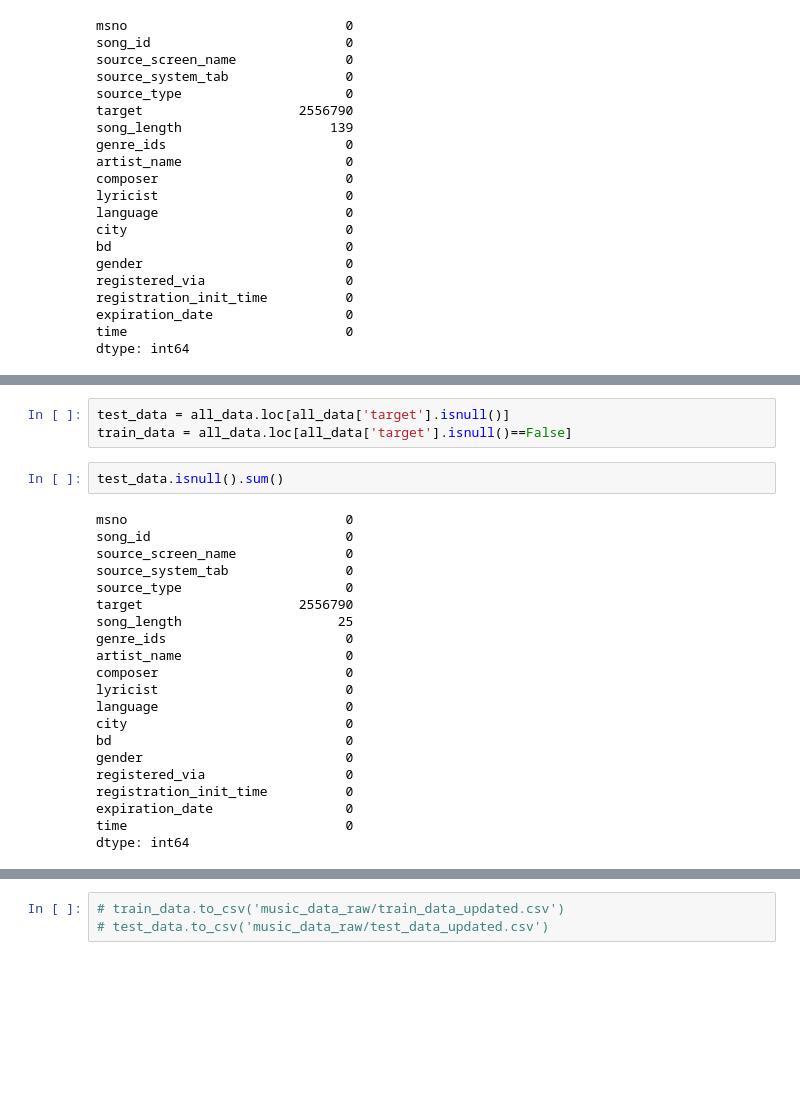
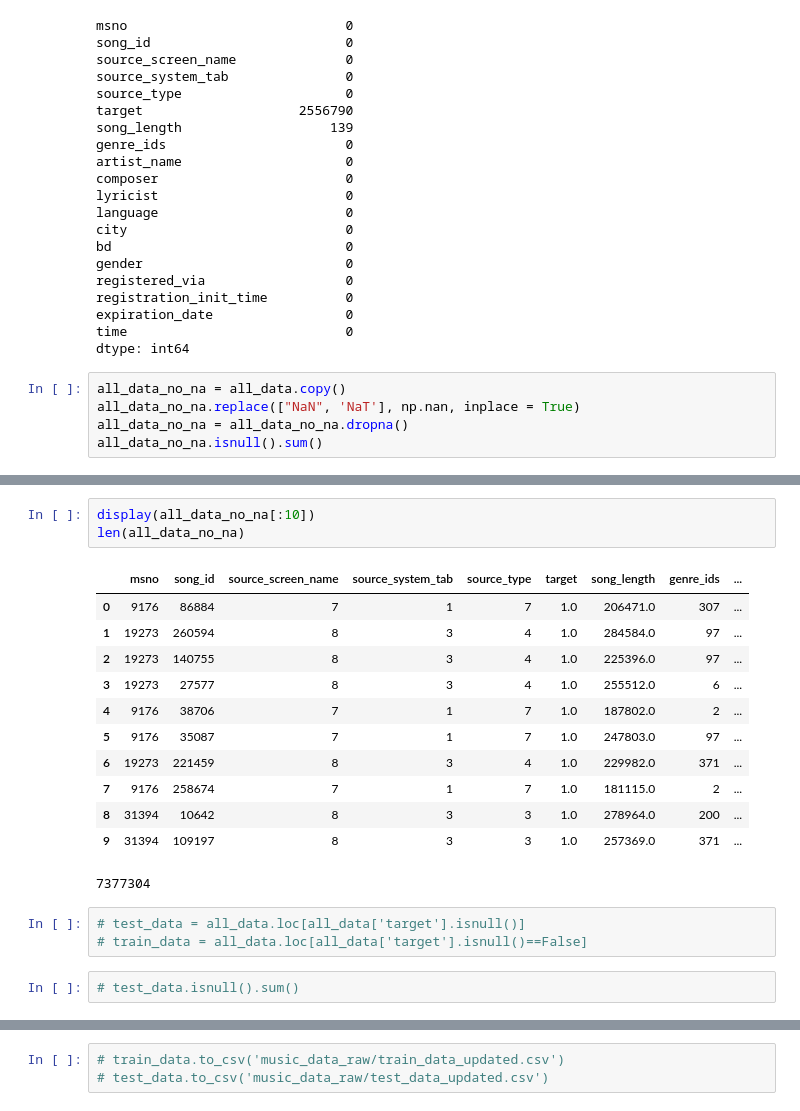
Before and after one commit to yunrulovescoding/CS229, a Jupyter notebook: Preprocessing.ipynb, the cells around one changed output, grey strips where cells are left out. Drawn from its saved outputs; the diff is of its cells as text; blank space fills up the shorter version.

```diff
--- a/Preprocessing.ipynb
+++ b/Preprocessing.ipynb
@@ -97,3 +98,8 @@ registration_init_time          0
 expiration_date                 0
 time                            0
 dtype: int64
+# %%
+all_data_no_na = all_data.copy()
+all_data_no_na.replace(["NaN", 'NaT'], np.nan, inplace = True)
+all_data_no_na = all_data_no_na.dropna()
+all_data_no_na.isnull().sum()
@@ -100,27 +127,22 @@ dtype: int64
+# %%
+display(all_data_no_na[:10])
+len(all_data_no_na)
+# %% [output]
+|  | msno | song_id | source_screen_name | source_system_tab | source_type | target | song_length | genre_ids | ... |
+| 0 | 9176 | 86884 | 7 | 1 | 7 | 1.0 | 206471.0 | 307 | ... |
+| 1 | 19273 | 260594 | 8 | 3 | 4 | 1.0 | 284584.0 | 97 | ... |
+| 2 | 19273 | 140755 | 8 | 3 | 4 | 1.0 | 225396.0 | 97 | ... |
+| 3 | 19273 | 27577 | 8 | 3 | 4 | 1.0 | 255512.0 | 6 | ... |
+| 4 | 9176 | 38706 | 7 | 1 | 7 | 1.0 | 187802.0 | 2 | ... |
+| 5 | 9176 | 35087 | 7 | 1 | 7 | 1.0 | 247803.0 | 97 | ... |
+| 6 | 19273 | 221459 | 8 | 3 | 4 | 1.0 | 229982.0 | 371 | ... |
+| 7 | 9176 | 258674 | 7 | 1 | 7 | 1.0 | 181115.0 | 2 | ... |
+| 8 | 31394 | 10642 | 8 | 3 | 3 | 1.0 | 278964.0 | 200 | ... |
+| 9 | 31394 | 109197 | 8 | 3 | 3 | 1.0 | 257369.0 | 371 | ... |
+7377304
 # %%
-test_data = all_data.loc[all_data['target'].isnull()]
-train_data = all_data.loc[all_data['target'].isnull()==False]
+# test_data = all_data.loc[all_data['target'].isnull()]
+# train_data = all_data.loc[all_data['target'].isnull()==False]
 # %%
-test_data.isnull().sum()
+# test_data.isnull().sum()
-# %% [output]
-msno                            0
-song_id                         0
-source_screen_name              0
-source_system_tab               0
-source_type                     0
-target                    2556790
-song_length                    25
-genre_ids                       0
-artist_name                     0
-composer                        0
-lyricist                        0
-language                        0
-city                            0
-bd                              0
-gender                          0
-registered_via                  0
-registration_init_time          0
-expiration_date                 0
-time                            0
-dtype: int64
 # %%
```
Also changed, not shown: parts of 9 cells of this notebook, 4 other files.
